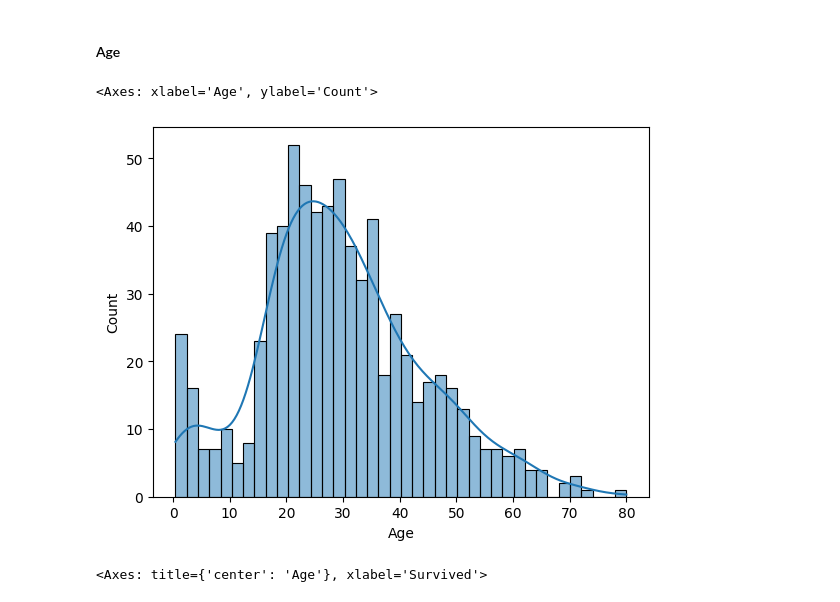
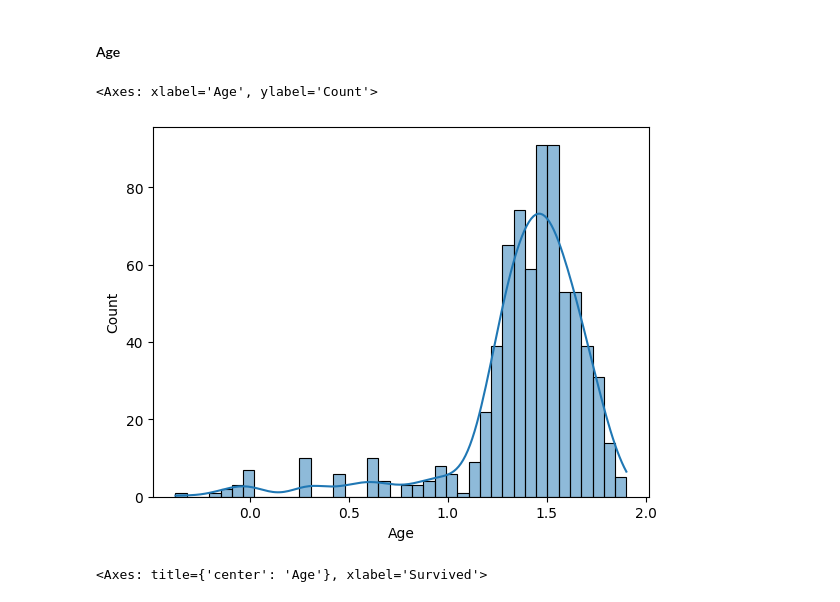
Before and after one commit to XJoseAntonioX/KaggleTitanic, a Jupyter notebook: Titanic.ipynb, the cells around one changed output. Cells and saved outputs as stored; diff of their text form; code cells hidden in the pictures.

```diff
--- a/Titanic.ipynb
+++ b/Titanic.ipynb
@@ -201,12 +201,12 @@ Cabin and survided variables aren't associated by chi-square test, p-value is:
 # %% [markdown]
 #### Age
 # %%
-sns.histplot(train_data["Age"], bins = 40, kde=True)
+sns.histplot(np.log10(train_data["Age"]), bins = 40, kde=True)
 
 # Graph is right skewed
 # %% [output]
 <Axes: xlabel='Age', ylabel='Count'>
-[figure, old version]
+[figure, new version]
 # %%
 train_data.boxplot(column="Age", by='Survived')
 
```
Also changed, not shown: parts of 7 cells of this notebook, 1 other file.
